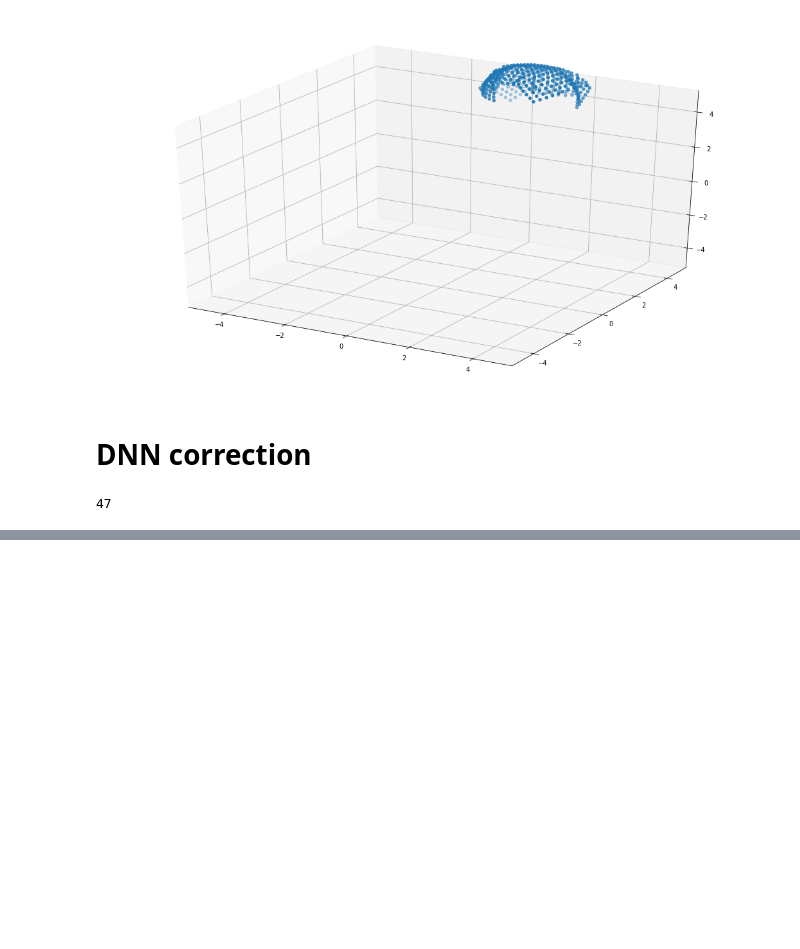
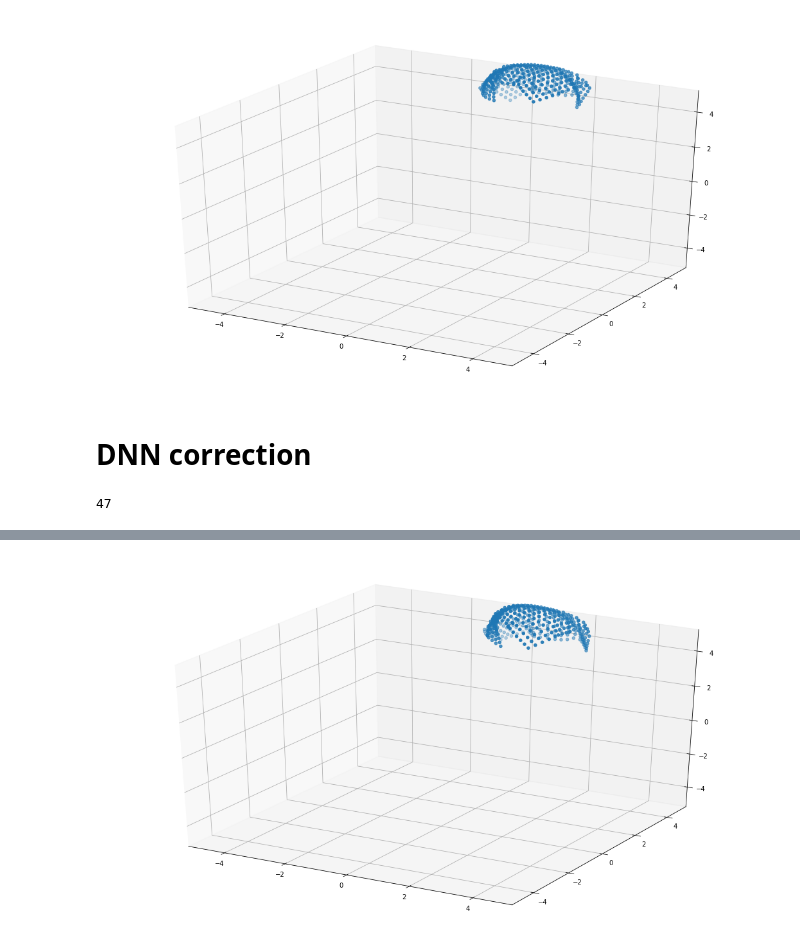
Before and after one commit to AnirudhSA/Cloth-Simulation, a Jupyter notebook: ML_project.ipynb, the cells around one changed output, grey strips where cells are left out. Saved outputs shown, nothing was run; the diff lists cells and outputs as text; code cells hidden in the pictures; blank space fills up the shorter version.

```diff
--- a/ML_project.ipynb
+++ b/ML_project.ipynb
@@ -231,0 +325,2 @@ z_actual = x[0]
+# %%
+dnn.fit(x,difference_vector_flat,epochs=50,batch_size=18)
@@ -231,0 +366,2 @@ z_actual = x[0]
+# %%
+d = dnn.predict(x)
@@ -231,0 +398,8 @@ z_actual = x[0]
+# %%
+correct_op = np.array(z_pred_flat[53]) + d[53]
+# %%
+final_vertices = pca.inverse_transform(correct_op)
+# %%
+plot_frame(final_vertices)
+# %% [output]
+[figure, added]
```
Also changed, not shown: parts of 25 cells of this notebook.
